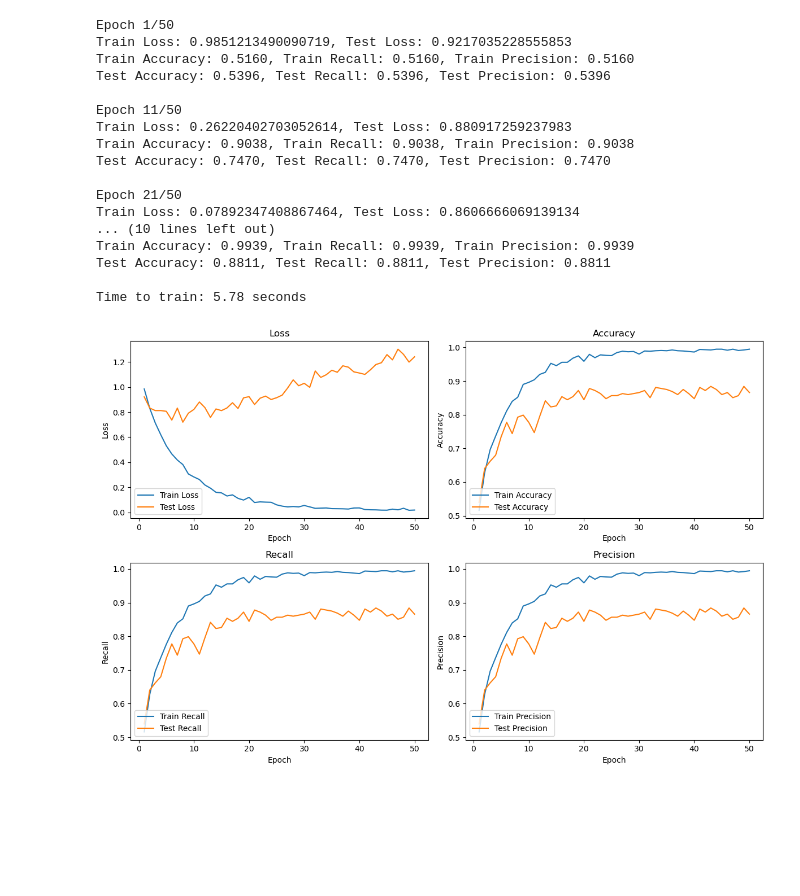
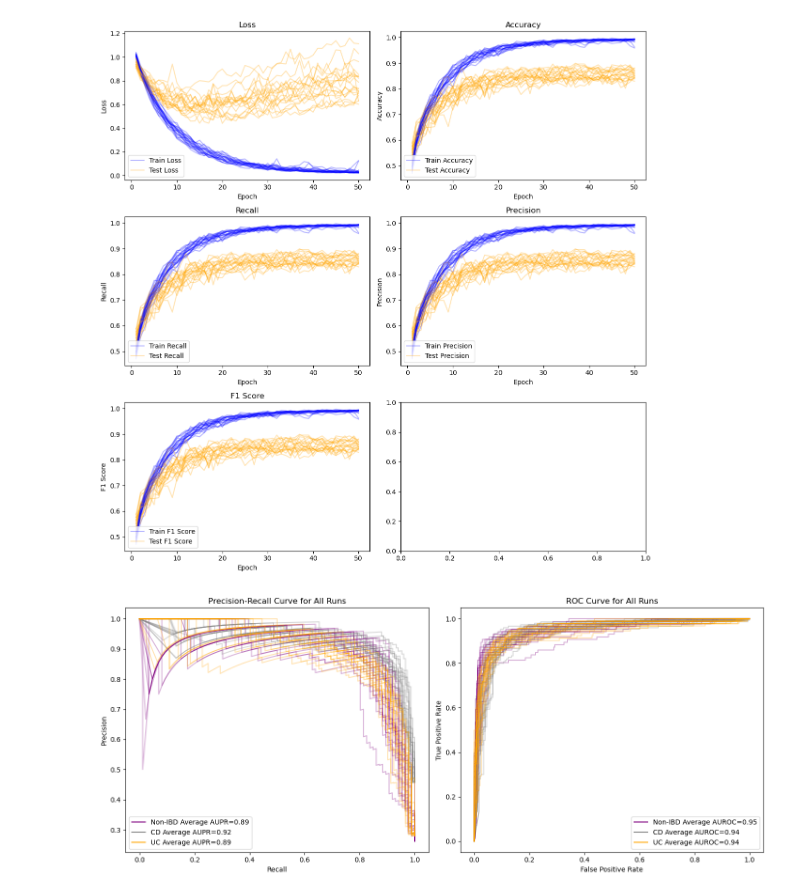
Before and after one commit to robcli/20.490_Deep_Learning_Biology, a Jupyter notebook: Taxonomic_Model.ipynb, the cells around one changed output. Saved outputs shown, nothing was run; the diff lists cells and outputs as text; code cells hidden in the pictures; blank space fills up the shorter version.

Commit message:
Updated CNN model.

```diff
--- a/Taxonomic_Model.ipynb
+++ b/Taxonomic_Model.ipynb
@@ -296,3 +577,0 @@ def plot_multiple_batch_metrics(epochs, opt_metrics, batch_sizes):
-# %%
-# Binary prediction (healthy vs disease) with filtered species data
-model = train_and_evaluate(species_filtered_data, diagnosis_data, binary=True, device=device, epochs=50, batch_size=32)
@@ -317,0 +624,4 @@ Time to train: 6.03 seconds
+# %%
+# Shuffle the columns of species data
+shuffled_columns = np.random.permutation(species_filtered_data.columns)
+species_filtered_data_shuffled = species_filtered_data[shuffled_columns]
@@ -317,0 +668,18 @@ Time to train: 6.03 seconds
+# %%
+# CD vs UC vs healthy prediction with filtered species data
+class_names = ['Non-IBD', 'CD', 'UC']
+
+# Unordered species
+metrics_diag_unordered, roc_curves_diag_unordered, pr_curves_diag_unordered = run_multiple_trainings(
+    species_data=species_filtered_data_shuffled,
+    diagnosis_data=diagnosis_data,
+    class_names=class_names,
+    binary=False,
+    device=device,
+    epochs=50,
+    batch_size=32,
+    n_runs=20
+)
+
+plot_metrics_all_runs(epochs=50, all_metrics=metrics_diag_unordered)
+plot_roc_pr_all_runs(roc_curves_diag_unordered, pr_curves_diag_unordered, class_names)
@@ -318,24 +689,21 @@ Time to train: 6.03 seconds
 # %%
-# CD vs UC vs healthy prediction with filtered species data
-model = train_and_evaluate(species_filtered_data, diagnosis_data, binary=False, device=device, epochs=50, batch_size=32)
+# CD vs UC vs healthy
+# Ordered species
+metrics_diag_ordered, roc_curves_diag_ordered, pr_curves_diag_ordered = run_multiple_trainings(
+    species_data=species_filtered_data_ordered,
+    diagnosis_data=diagnosis_data,
+    class_names=class_names,
+    binary=False,
+    device=device,
+    epochs=50,
+    batch_size=32,
+    n_runs=20
+)
+
+plot_metrics_all_runs(epochs=50, all_metrics=metrics_diag_ordered)
+plot_roc_pr_all_runs(roc_curves_diag_ordered, pr_curves_diag_ordered, class_names)
 # %% [output]
-Epoch 1/50
-Train Loss: 0.9851213490090719, Test Loss: 0.9217035228555853
-Train Accuracy: 0.5160, Train Recall: 0.5160, Train Precision: 0.5160
-Test Accuracy: 0.5396, Test Recall: 0.5396, Test Precision: 0.5396
-
-Epoch 11/50
-Train Loss: 0.26220402703052614, Test Loss: 0.880917259237983
-Train Accuracy: 0.9038, Train Recall: 0.9038, Train Precision: 0.9038
-Test Accuracy: 0.7470, Test Recall: 0.7470, Test Precision: 0.7470
-
-Epoch 21/50
-Train Loss: 0.07892347408867464, Test Loss: 0.8606666069139134
-... (10 lines left out)
-Train Accuracy: 0.9939, Train Recall: 0.9939, Train Precision: 0.9939
-Test Accuracy: 0.8811, Test Recall: 0.8811, Test Precision: 0.8811
-
-Time to train: 5.78 seconds
-[figure, old version]
+[figure, new version]
+[figure, added]
 # %%
 # Binary prediction (healthy vs disease) with filtered genus data
```
Also changed, not shown: parts of 24 cells of this notebook.
